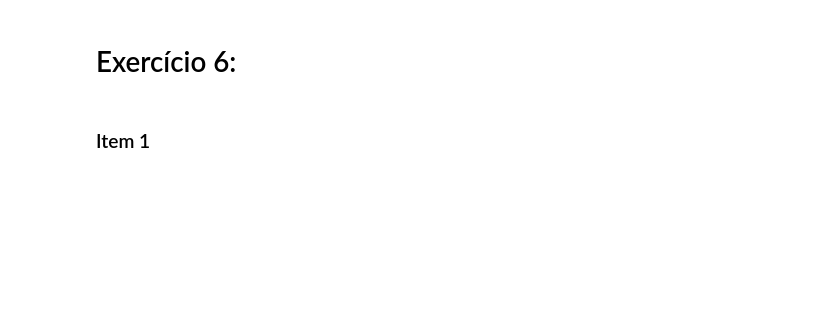
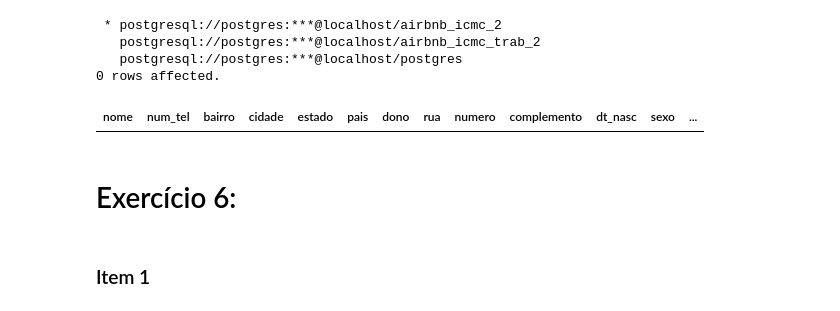
Before and after one commit to LeonardoIshida/airbnb-database-case-study, a Jupyter notebook: trabalho-2/tabelas_modificadas_ex_5.ipynb, the cells around one changed output. Cells and saved outputs as stored; diff of their text form; code cells hidden in the pictures; blank space fills up the shorter version.

```diff
--- a/trabalho-2/tabelas_modificadas_ex_5.ipynb
+++ b/trabalho-2/tabelas_modificadas_ex_5.ipynb
@@ -183,3 +249,17 @@ CREATE TABLE Foto (
+# %%
+%%sql
+
+SELECT * FROM Usuario;
+
+INSERT INTO Usuario (nome, num)
+SELECT host_name
+FROM Listings_norm;
+# %% [output]
+ * postgresql://postgres:***@localhost/airbnb_icmc_2
+   postgresql://postgres:***@localhost/airbnb_icmc_trab_2
+   postgresql://postgres:***@localhost/postgres
+0 rows affected.
+| nome | num_tel | bairro | cidade | estado | pais | dono | rua | numero | complemento | dt_nasc | sexo | ... |
 # %% [markdown]
 # Exercício 6:
 # %% [markdown]
```
Also changed, not shown: parts of 9 cells of this notebook, 1 other file.
